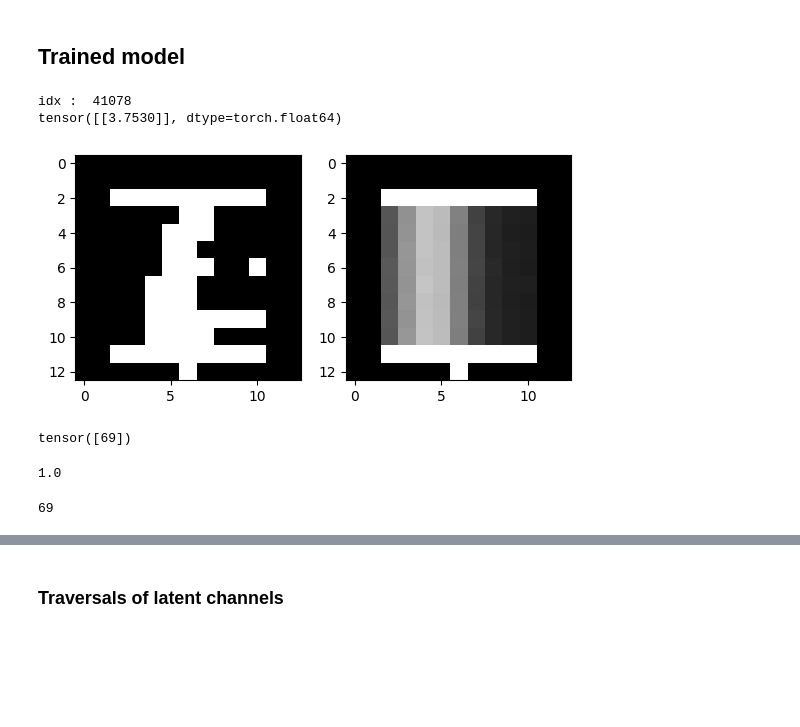
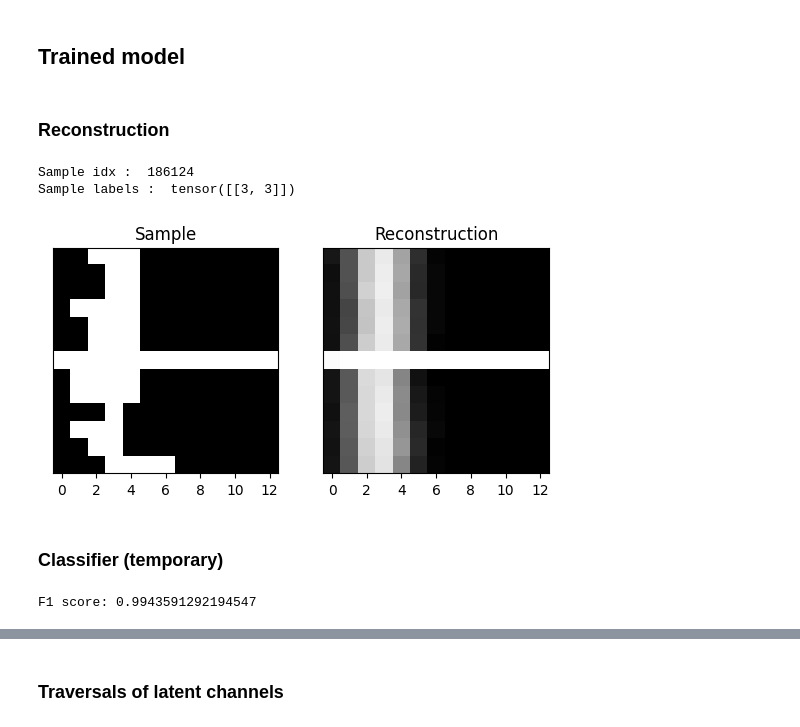
Before and after one commit to damat-le/geom_eff_codes, a Jupyter notebook: _helper.ipynb, the cells around one changed output, grey strips where cells are left out. Saved outputs shown, nothing was run; the diff lists cells and outputs as text; code cells hidden in the pictures; blank space fills up the shorter version.

```diff
--- a/_helper.ipynb
+++ b/_helper.ipynb
@@ -140,37 +135,8 @@ model = model.eval()
-# %%
-import matplotlib.pyplot as plt
-import numpy as np
-import random
-
-model.eval()
-
-idx = 99916#11384
-#idx = random.choice(range(90000,100000))
-idx = random.choice(range(len(d)-15000, len(d)))
-print(f'idx :  {idx}')
-
-# use this with mazes
-in_ = d[idx:idx+1][0]
-labels = d[idx:idx+1][1]
-print(labels)
-#in_rec = model.generate(in_.reshape(-1,169)).reshape(13,13).detach().numpy() # for BVAE_MLP
-in_rec = model.generate(in_, labels=labels).squeeze().detach().numpy() # for BVAE
-
-# use this with mnist
-# in_ = d[idx][0]
-# in_rec = model.generate(in_.reshape(1,*in_.shape)).squeeze().detach().numpy()
-
-in_rec_thrd = np.where(in_rec > 0.5, 1, 0)
-fig, axs = plt.subplots(1,2)
-axs[0].imshow(in_.squeeze().detach().numpy(), cmap='binary')
-axs[1].imshow(in_rec, cmap='binary')
-fig.show()
-# %% [output]
-idx :  41078
-tensor([[3.7530]], dtype=torch.float64)
-[figure, removed]
-# %%
-true_l = model.map_label2idx(labels)
-print(true_l)
-# %% [output]
-tensor([69])
+# %%
+from utils import load_experiment, plot_random_sample
+
+config_file = 'configs/bbvae.yaml'
+#config_file = 'logs/BetaVAE_CLF/version_0/hparams.yaml'
+ckpt = 'logs/BetaVAE/version_10/checkpoints/last.ckpt'
+
+dataset, model, config = load_experiment(config_file, ckpt)
@@ -177,12 +145,20 @@ tensor([69])
+# %% [markdown]
+### Reconstruction
+# %%
+fig, ax = plot_random_sample(dataset, model)
+# %% [output]
+Sample idx :  186124
+Sample labels :  tensor([[3, 3]])
+[figure, added]
+# %% [markdown]
+### Classifier (temporary)
 # %%
-mu, log_var = model.encode(in_)
+import torch
+import numpy as np
+data = dataset[225_000:250000]
+true_l = model.map_label2idx_task0(data[1]).detach().numpy()
+mu, log_var = model.encode(data[0])
 z = model.reparameterize(mu, log_var)
 pred = model.classify(z).squeeze().detach().numpy()
-pred[true_l]
+pred = np.argmax(pred, axis=1)
-# %% [output]
-1.0
-# %%
-np.argmax(pred)
-# %% [output]
-69
 # %%
@@ -194,0 +173,5 @@ pred = np.argmax(pred, axis=1)
+# %%
+from sklearn.metrics import f1_score, accuracy_score, classification_report, confusion_matrix
+print(f'F1 score: {f1_score(true_l, pred, average="weighted")}')
+# %% [output]
+F1 score: 0.9943591292194547
```
Also changed, not shown: parts of 35 cells of this notebook, 11 other files.
